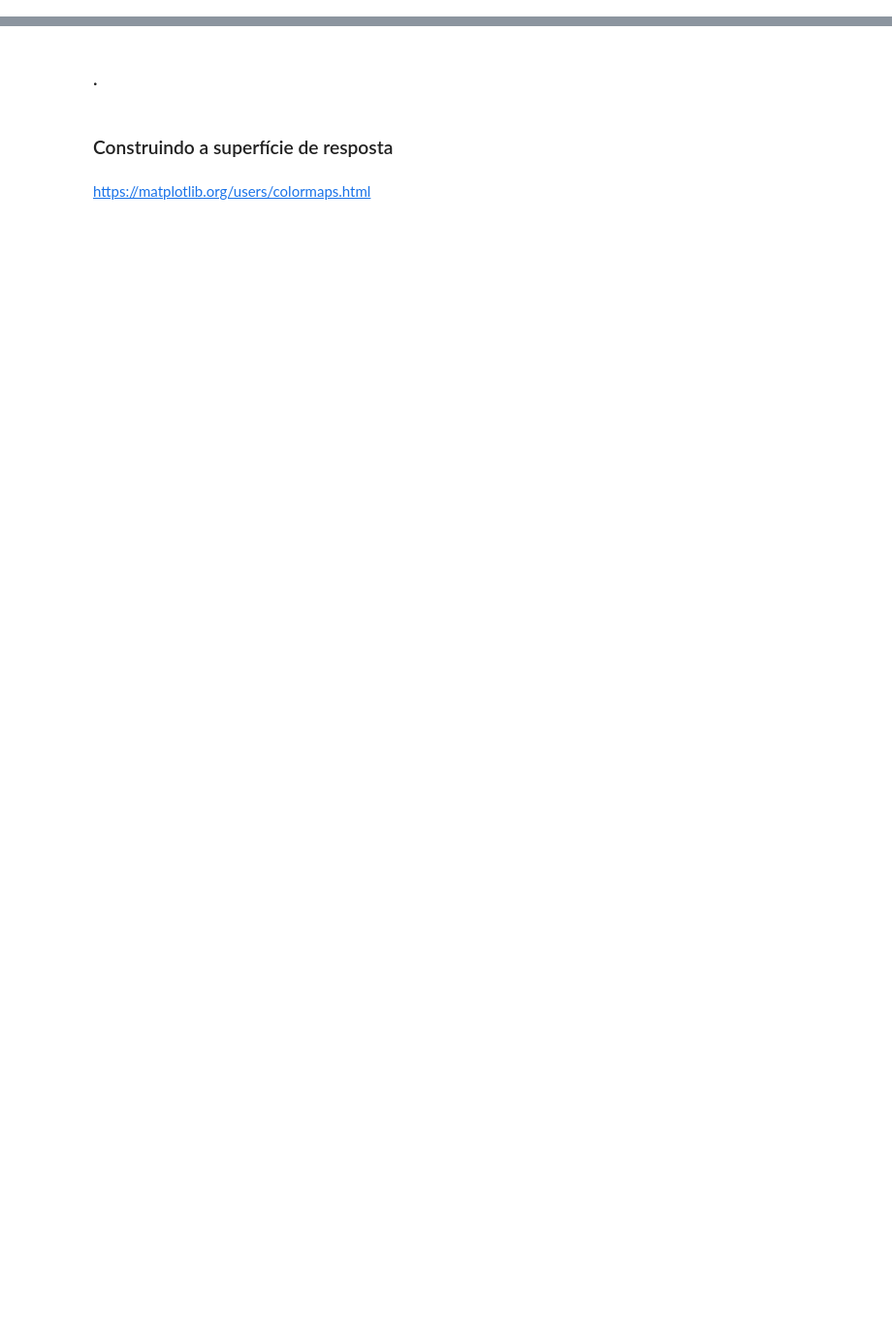
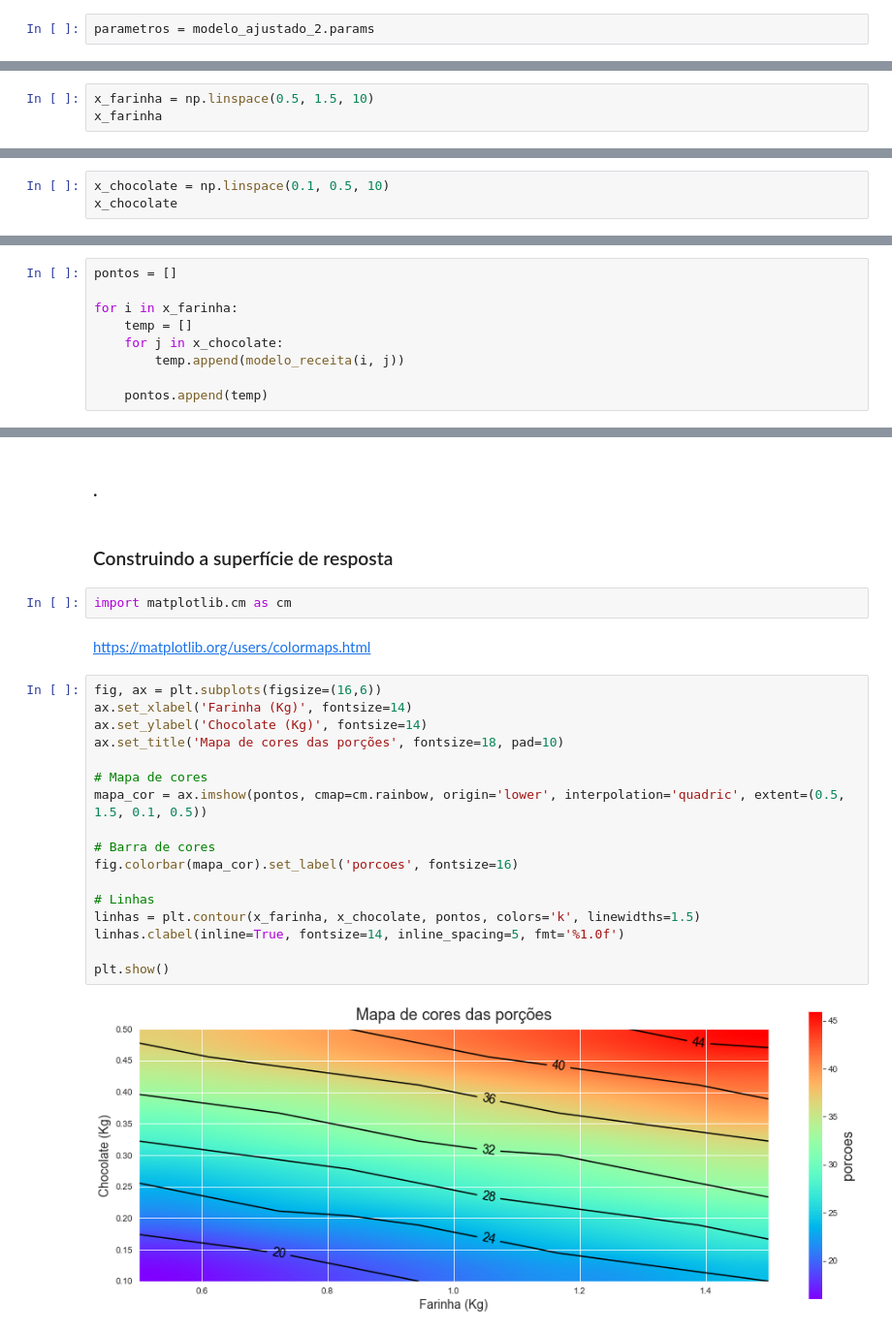
Before and after one commit to guilhermebap/Data-science-personal-study, a Jupyter notebook: Alura/Estatistica/Introdução à experimentação Análise de experimentos/Planejamento_experimentos_aula.ipynb, the cells around one changed output, grey strips where cells are left out. Shown at 97% size. Drawn from its saved outputs; the diff is of its cells as text; blank space fills up the shorter version.

```diff
--- a/Alura/Estatistica/Introdução à experimentação Análise de experimentos/Planejamento_experimentos_aula.ipynb
+++ b/Alura/Estatistica/Introdução à experimentação Análise de experimentos/Planejamento_experimentos_aula.ipynb
@@ -568,3 +568,5 @@ Notes:
 <p style='margin: 30px 30px;'>
 
 <hr style = 'border: 1px solid purple;'>
+# %%
+parametros = modelo_ajustado_2.params
@@ -623,3 +650,6 @@ Notes:
 
 
 <p style='margin: 30px 30px;'>
+# %%
+x_farinha = np.linspace(0.5, 1.5, 10)
+x_farinha
@@ -625,0 +659,3 @@ Notes:
+# %%
+x_chocolate = np.linspace(0.1, 0.5, 10)
+x_chocolate
@@ -626,2 +665,11 @@ Notes:
 # %% [markdown]
 ### .
+# %%
+pontos = []
+
+for i in x_farinha:
+    temp = []
+    for j in x_chocolate:
+        temp.append(modelo_receita(i, j))
+
+    pontos.append(temp)
@@ -629,5 +690,26 @@ Notes:
 ### .
 # %% [markdown]
 ### Construindo a superfície de resposta
+# %%
+import matplotlib.cm as cm
 # %% [markdown]
 https://matplotlib.org/users/colormaps.html
+# %%
+fig, ax = plt.subplots(figsize=(16,6))
+ax.set_xlabel('Farinha (Kg)', fontsize=14)
+ax.set_ylabel('Chocolate (Kg)', fontsize=14)
+ax.set_title('Mapa de cores das porções', fontsize=18, pad=10)
+
+# Mapa de cores
+mapa_cor = ax.imshow(pontos, cmap=cm.rainbow, origin='lower', interpolation='quadric', extent=(0.5, 1.5, 0.1, 0.5))
+
+# Barra de cores
+fig.colorbar(mapa_cor).set_label('porcoes', fontsize=16)
+
+# Linhas
+linhas = plt.contour(x_farinha, x_chocolate, pontos, colors='k', linewidths=1.5)
+linhas.clabel(inline=True, fontsize=14, inline_spacing=5, fmt='%1.0f')
+
+plt.show()
+# %% [output]
+[figure, added]
```
Also changed, not shown: parts of 12 cells of this notebook, 3 other files.
